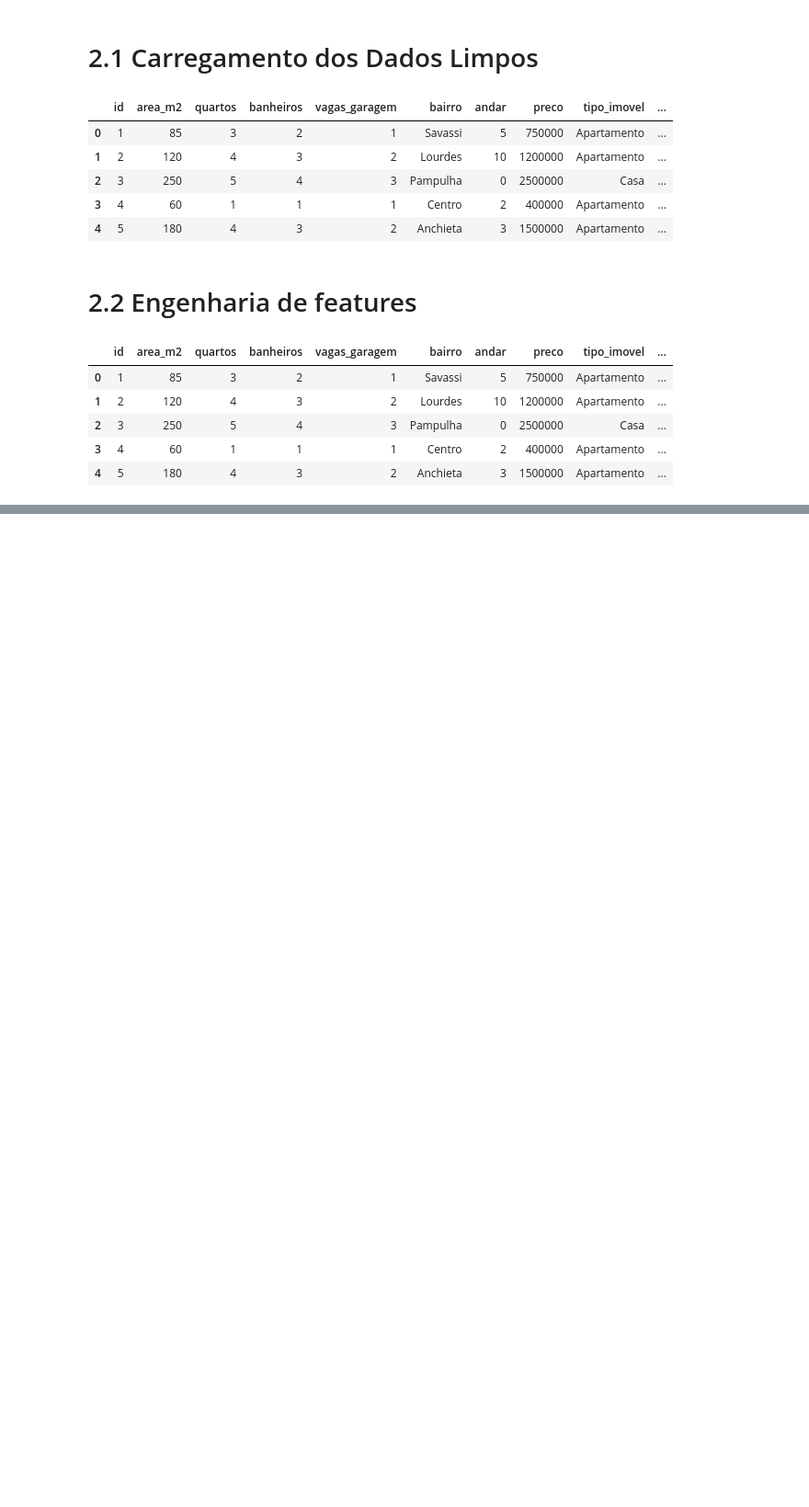
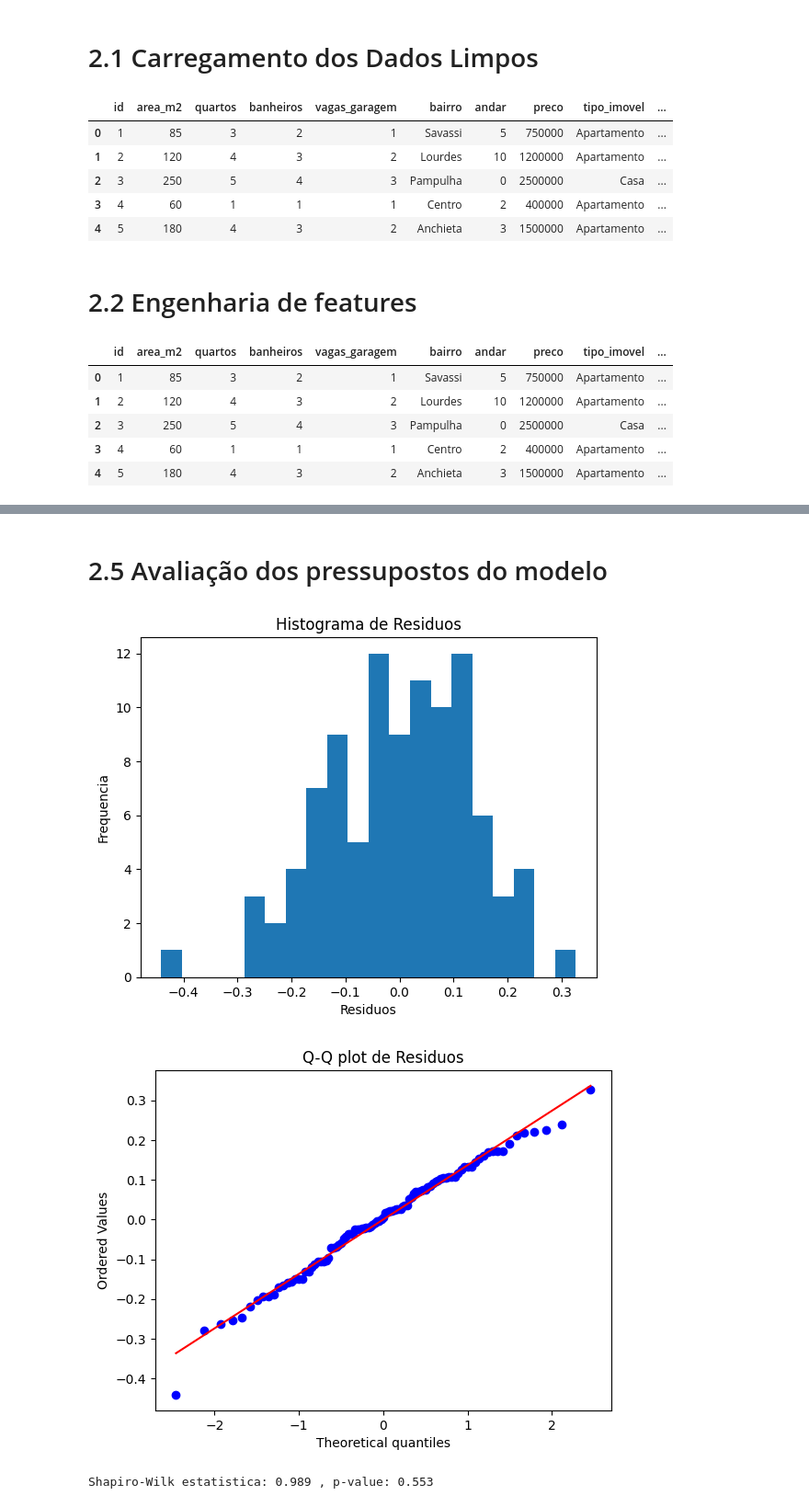
Before and after one commit to MarceloVazCastro/Previsao-de-preco-de-imoveis, a Jupyter notebook: notebooks/02_feature_engineering_and_modeling.ipynb, the cells around one changed output, grey strips where cells are left out. Shown: that part at 92% size. Drawn from its saved outputs; the diff is of its cells as text; code cells hidden in the pictures; blank space fills up the shorter version.

Commit message:
change: movendo modelo de arquivo

```diff
--- a/notebooks/02_feature_engineering_and_modeling.ipynb
+++ b/notebooks/02_feature_engineering_and_modeling.ipynb
@@ -32,0 +50,7 @@ df_limpo.head()
+# %%
+import statsmodels.formula.api as sm
+import numpy as np
+
+modelo = sm.ols(formula='np.log(preco) ~ area_m2 + bairro_Buritis + bairro_Centro + bairro_Floresta + bairro_Lourdes + bairro_Mangabeiras + bairro_Savassi + bairro_Pampulha', data=df_dummies)
+modelo = modelo.fit()
+modelo.summary()
@@ -32,0 +86,23 @@ df_limpo.head()
+# %% [markdown]
+# 2.5 Avaliação dos pressupostos do modelo
+# %%
+import scipy.stats as stats
+
+residuos = modelo.resid
+
+plt.hist(residuos, bins=20)
+plt.xlabel("Residuos")
+plt.ylabel("Frequencia")
+plt.title("Histograma de Residuos")
+plt.show()
+
+stats.probplot(residuos, dist="norm", plot=plt)
+plt.title("Q-Q plot de Residuos")
+plt.show()
+
+stat, pval = stats.shapiro(residuos)
+print(f'Shapiro-Wilk estatistica: {stat:.3f} , p-value: {pval:.3f}')
+# %% [output]
+[figure, added]
+[figure, added]
+Shapiro-Wilk estatistica: 0.989 , p-value: 0.553
```
Also changed, not shown: parts of 4 cells of this notebook.
